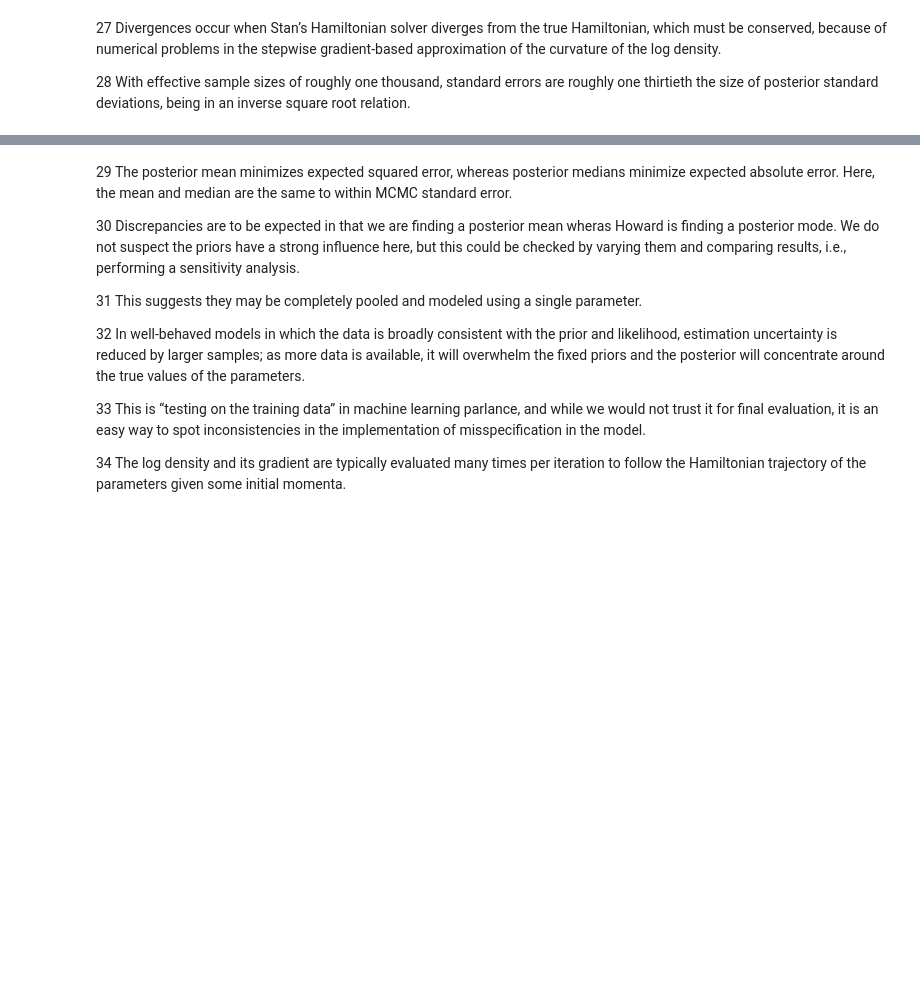
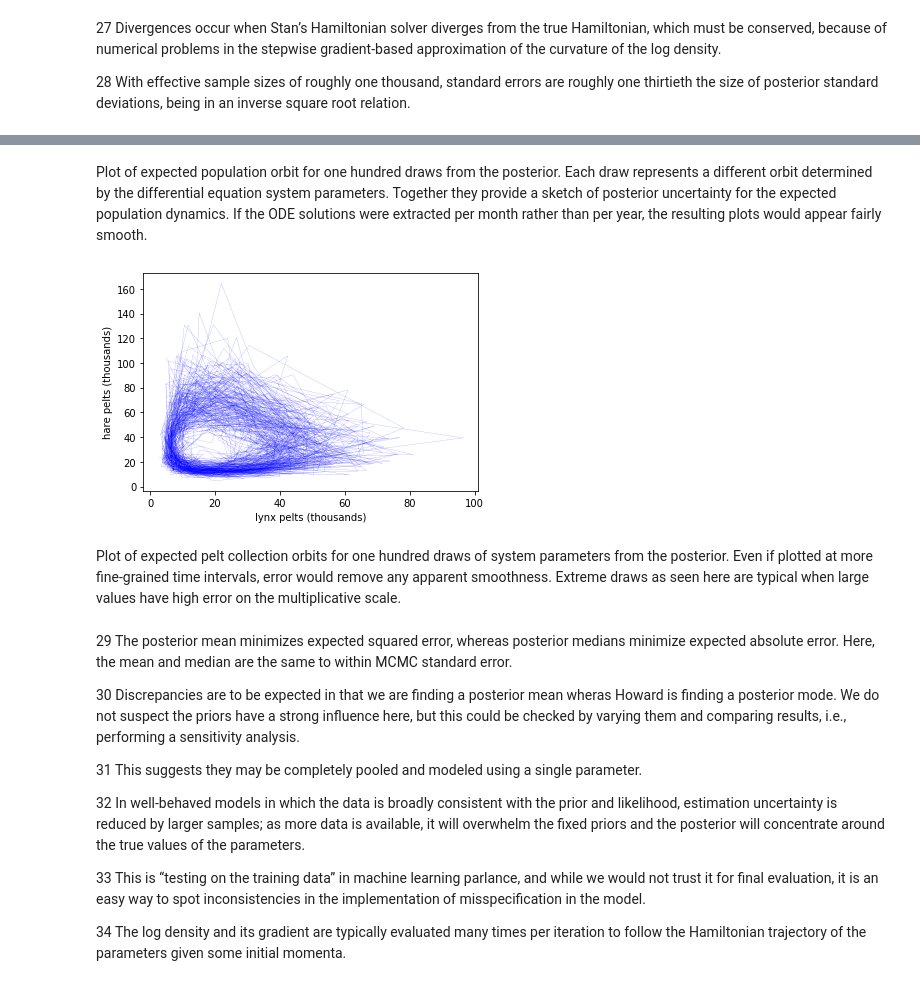
Before and after one commit to StanKorea/casestudy, a Jupyter notebook: lotka-volterra/20Stan_lotka_volterra.ipynb, the cells around one changed output, grey strips where cells are left out. Saved outputs shown, nothing was run; the diff lists cells and outputs as text; code cells hidden in the pictures; blank space fills up the shorter version.

```diff
--- a/lotka-volterra/20Stan_lotka_volterra.ipynb
+++ b/lotka-volterra/20Stan_lotka_volterra.ipynb
@@ -556,3 +635,16 @@ Plot of expected pelt collection orbits for one hundred draws of system paramete
+# %% [markdown]
+Plot of expected population orbit for one hundred draws from the posterior. Each draw represents a different orbit determined by the differential equation system parameters. Together they provide a sketch of posterior uncertainty for the expected population dynamics. If the ODE solutions were extracted per month rather than per year, the resulting plots would appear fairly smooth.
+# %%
+y_hare=y_rep_draws.iloc[1:101,0:20].T
+y_lynx=y_rep_draws.iloc[1:101,20:40].T
+plt.plot(y_lynx,y_hare,color='blue',linewidth=0.1)
+plt.xlabel("lynx pelts (thousands)")
+plt.ylabel("hare pelts (thousands)")
+plt.show()
+# %% [output]
+[figure, added]
+# %% [markdown]
+Plot of expected pelt collection orbits for one hundred draws of system parameters from the posterior. Even if plotted at more fine-grained time intervals, error would remove any apparent smoothness. Extreme draws as seen here are typical when large values have high error on the multiplicative scale.
 # %% [markdown]
 <span id="fn29">29  The posterior mean minimizes expected squared error, whereas posterior medians minimize expected absolute error. Here, the mean and median are the same to within MCMC standard error.</span>
 
```
Also changed, not shown: parts of 13 cells of this notebook.
